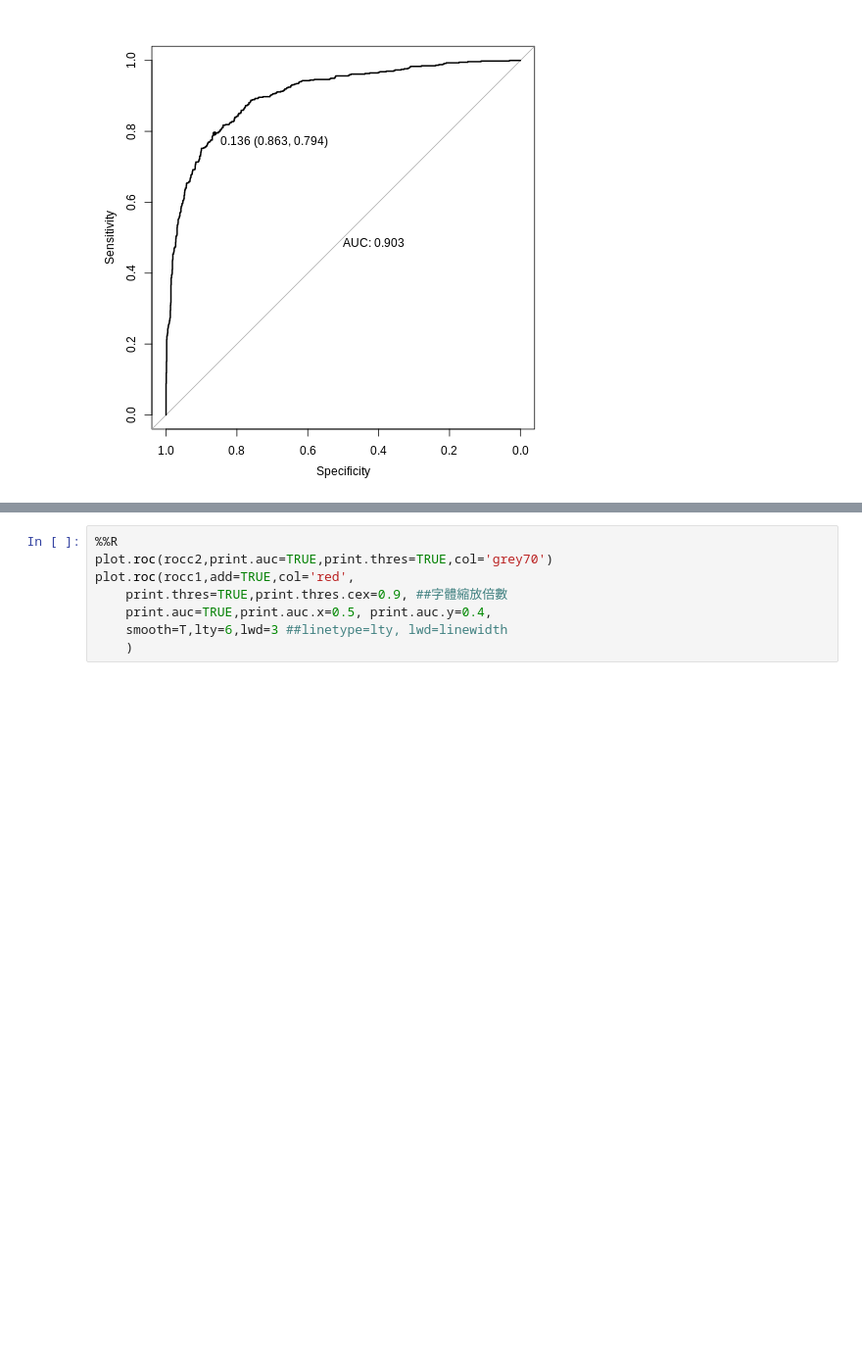
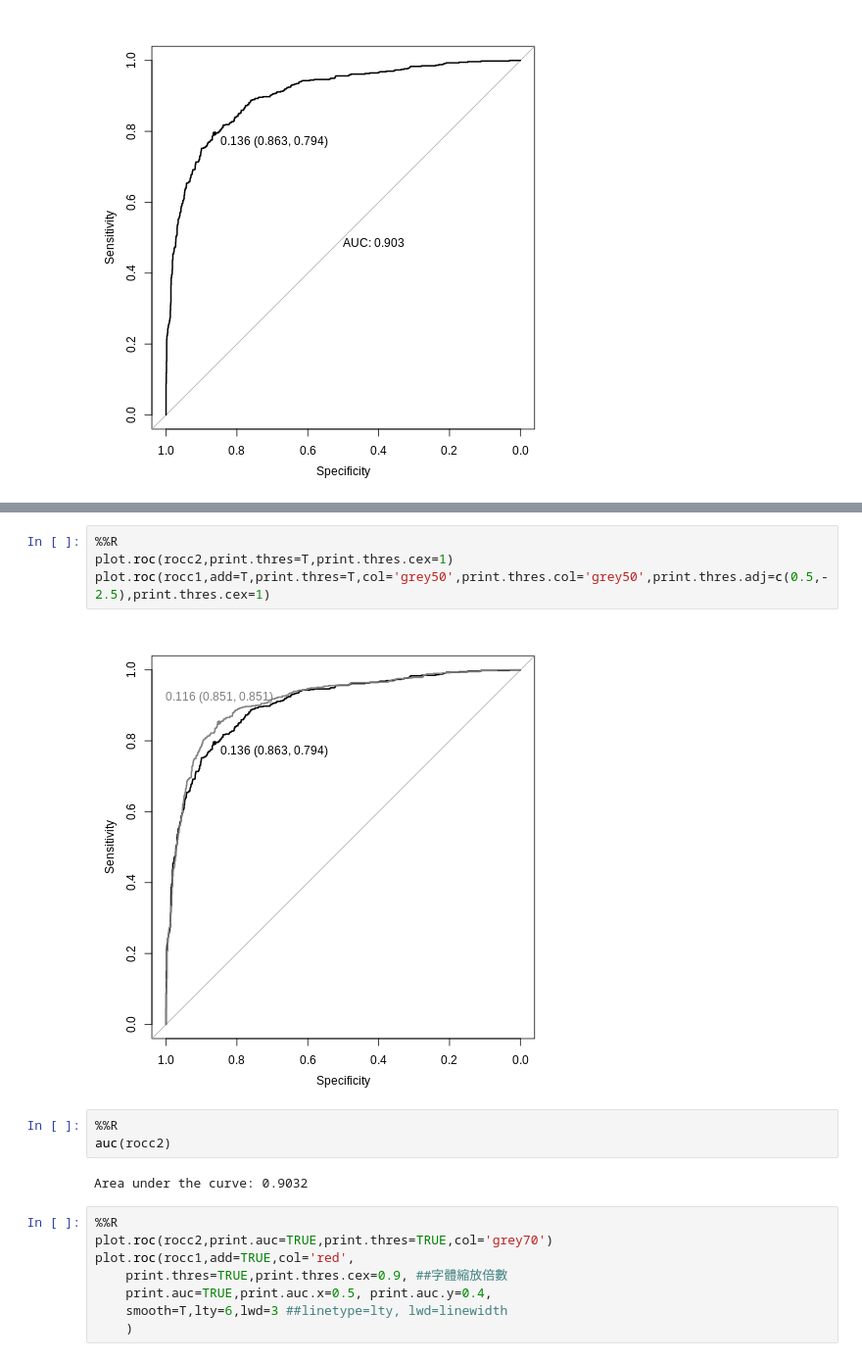
Before and after one commit to YuehMintTai/000, a Jupyter notebook: 20211017Rpython_(需使用colab).ipynb, the cells around one changed output, grey strips where cells are left out. Shown: that part at 98% size. Cells and saved outputs as stored; diff of their text form; blank space fills up the shorter version.

```diff
--- a/20211017Rpython_(需使用colab).ipynb
+++ b/20211017Rpython_(需使用colab).ipynb
@@ -217,3 +248,14 @@ plot.roc(rocc2,print.auc=TRUE,
+# %%
+%%R
+plot.roc(rocc2,print.thres=T,print.thres.cex=1)
+plot.roc(rocc1,add=T,print.thres=T,col='grey50',print.thres.col='grey50',print.thres.adj=c(0.5,-2.5),print.thres.cex=1)
+# %% [output]
+[figure, added]
+# %%
+%%R
+auc(rocc2)
+# %% [output]
+Area under the curve: 0.9032
 # %%
 %%R
 plot.roc(rocc2,print.auc=TRUE,print.thres=TRUE,col='grey70')
```
Also changed, not shown: parts of 4 cells of this notebook.
